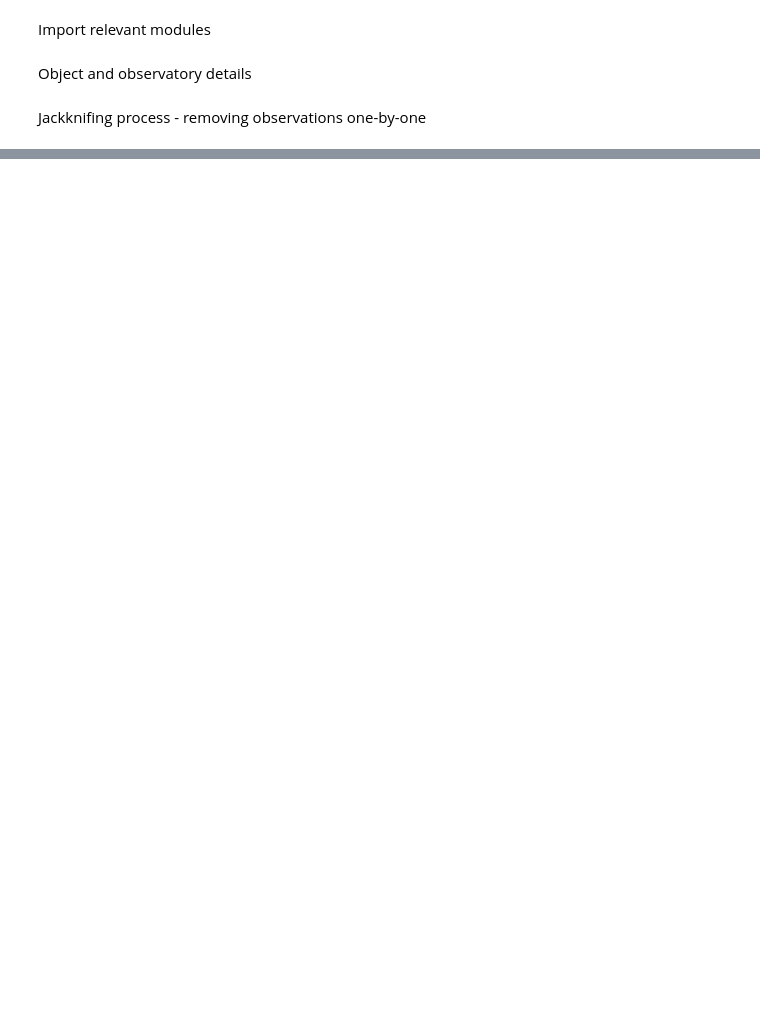
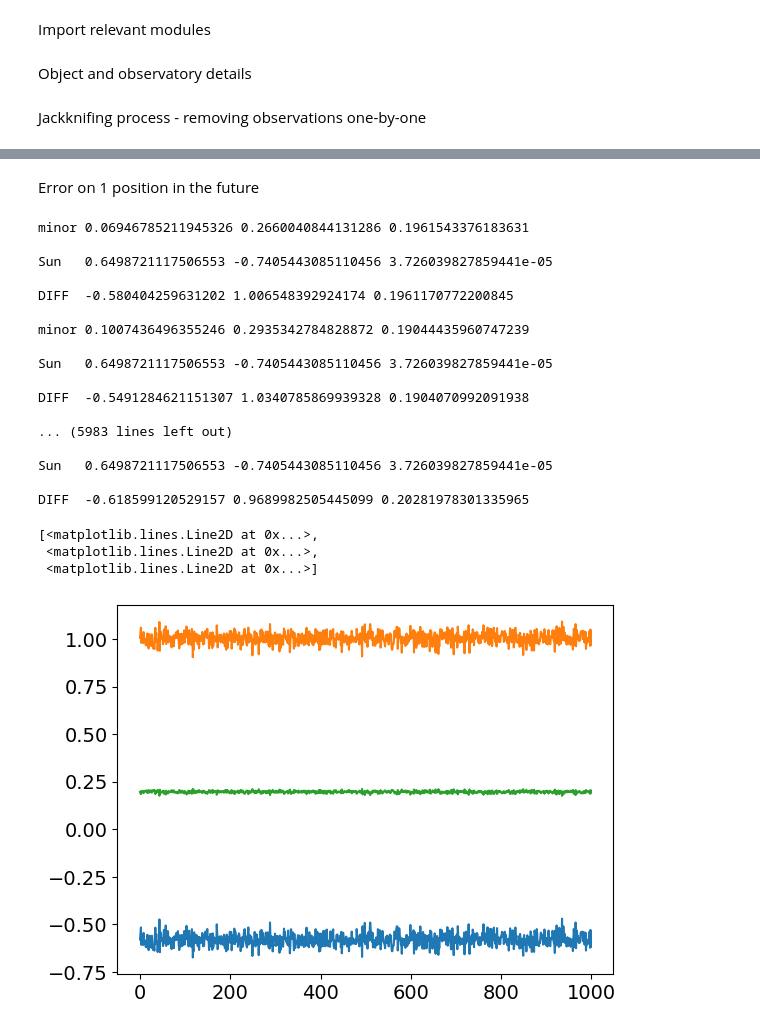
Before and after one commit to BradleyMak/Near-Earth-Asteroids, a Jupyter notebook: jackknifing_technique.ipynb, the cells around one changed output, grey strips where cells are left out. Cells and saved outputs as stored; diff of their text form; code cells hidden in the pictures; blank space fills up the shorter version.

```diff
--- a/jackknifing_technique.ipynb
+++ b/jackknifing_technique.ipynb
@@ -118,0 +119,39 @@ print(np.min(earth_distances))
+# %% [markdown]
+Error on 1 position in the future
+# %%
+position = []
+no_of_runs = 1000
+
+for i in range(0, no_of_runs):
+    elements = []
+    #print(len(best_fit_elements))
+    for j in range(0, len(best_fit_elements)):
+        mu, sigma = float(best_fit_elements[j]), float(errors[j]) # mean and standard deviation
+        s = np.random.normal(mu, sigma)
+        elements.append(s)
+    functions.write_orbital_parameters(object, fo_epoch, elements[8], elements[0], elements[1], elements[2], elements[3], elements[4])
+    date, sun, earth, minor, diff = functions.find_xyz(start_date, 1, plot = False)
+    position.append(diff[0])
+plt.plot(position)
+# %% [output]
+minor 0.06946785211945326 0.2660040844131286 0.1961543376183631
+
+Sun   0.6498721117506553 -0.7405443085110456 3.726039827859441e-05
+
+DIFF  -0.580404259631202 1.006548392924174 0.1961170772200845
+
+minor 0.1007436496355246 0.2935342784828872 0.19044435960747239
+
+Sun   0.6498721117506553 -0.7405443085110456 3.726039827859441e-05
+
+DIFF  -0.5491284621151307 1.0340785869939328 0.1904070992091938
+
+... (5983 lines left out)
+
+Sun   0.6498721117506553 -0.7405443085110456 3.726039827859441e-05
+
+DIFF  -0.618599120529157 0.9689982505445099 0.20281978301335965
+[<matplotlib.lines.Line2D at 0x...>,
+ <matplotlib.lines.Line2D at 0x...>,
+ <matplotlib.lines.Line2D at 0x...>]
+[figure, added]
```
Also changed, not shown: parts of 16 cells of this notebook.
